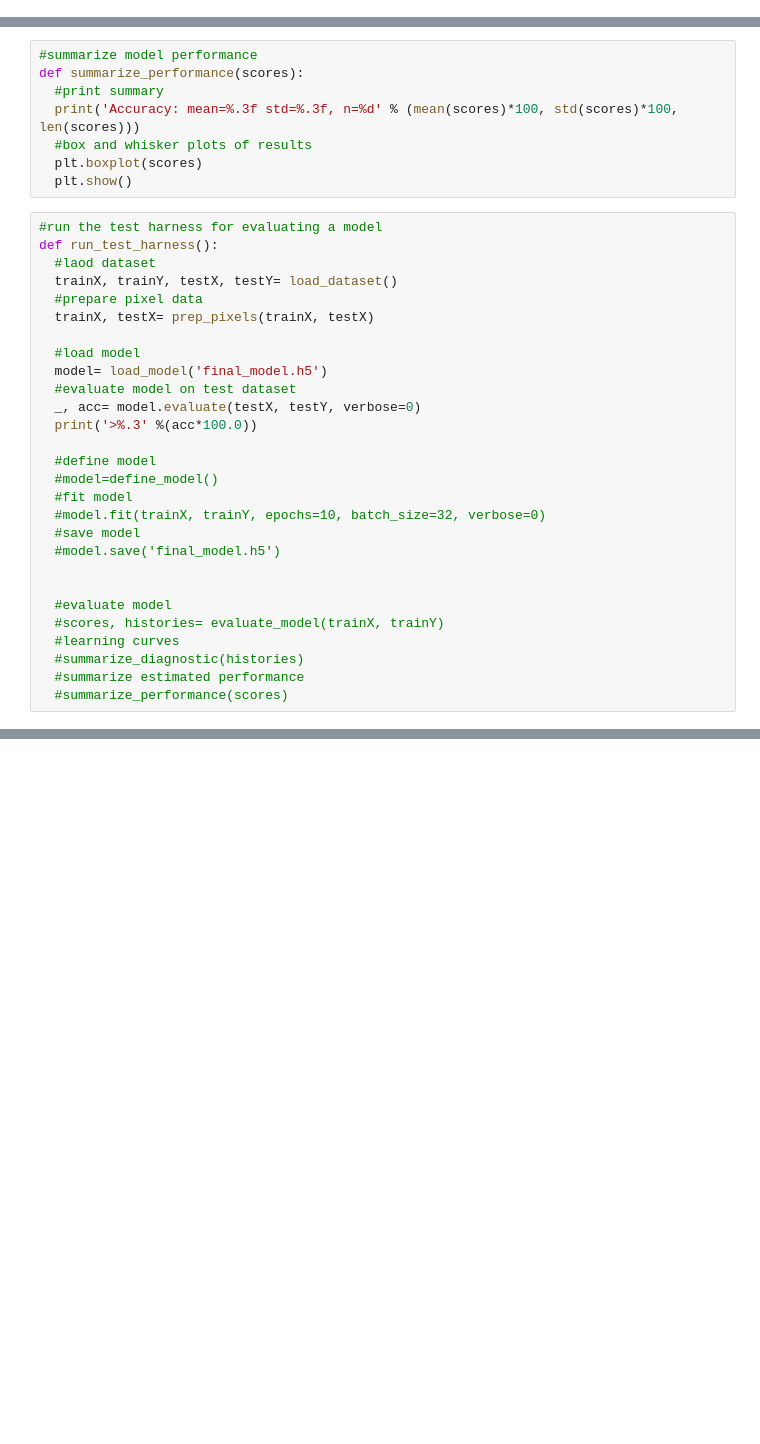
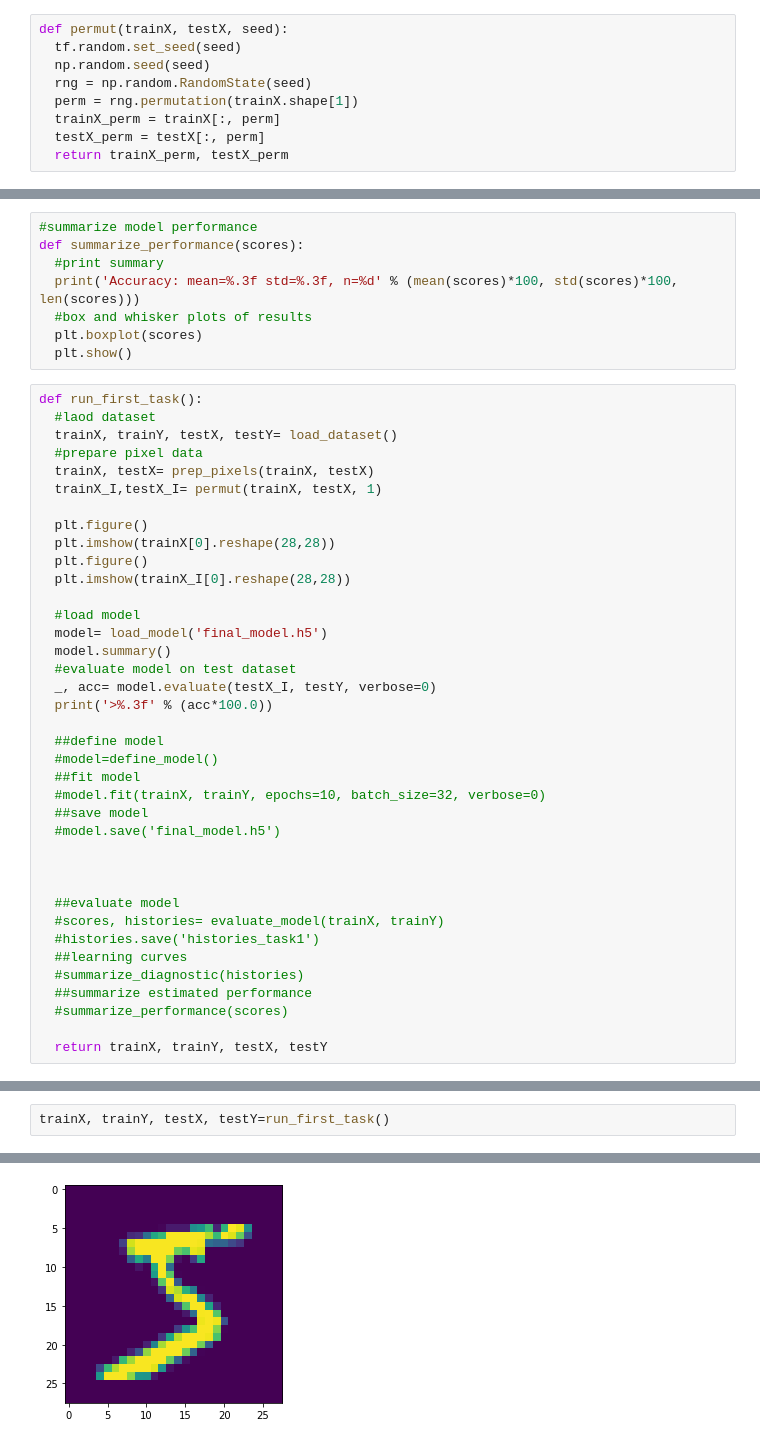
Before and after one commit to ylabn/Bioinf_project10, a Jupyter notebook: project_10_mnist.ipynb, the cells around one changed output, grey strips where cells are left out. Cells and saved outputs as stored; diff of their text form; blank space fills up the shorter version.

```diff
--- a/project_10_mnist.ipynb
+++ b/project_10_mnist.ipynb
@@ -37,3 +58,12 @@ def prep_pixels(train, test):
+# %%
+def permut(trainX, testX, seed):
+  tf.random.set_seed(seed)
+  np.random.seed(seed)
+  rng = np.random.RandomState(seed)
+  perm = rng.permutation(trainX.shape[1])
+  trainX_perm = trainX[:, perm]
+  testX_perm = testX[:, perm]
+  return trainX_perm, testX_perm
 # %%
 #define cnn model:
 def define_model():
@@ -92,30 +122,40 @@ def summarize_performance(scores):
   plt.boxplot(scores)
   plt.show()
 # %%
-#run the test harness for evaluating a model
-def run_test_harness():
+def run_first_task():
   #laod dataset
   trainX, trainY, testX, testY= load_dataset()
   #prepare pixel data
   trainX, testX= prep_pixels(trainX, testX)
+  trainX_I,testX_I= permut(trainX, testX, 1)
+
+  plt.figure()
+  plt.imshow(trainX[0].reshape(28,28))
+  plt.figure()
+  plt.imshow(trainX_I[0].reshape(28,28))
 
   #load model
   model= load_model('final_model.h5')
+  model.summary()
   #evaluate model on test dataset
-  _, acc= model.evaluate(testX, testY, verbose=0)
-  print('>%.3' %(acc*100.0))
+  _, acc= model.evaluate(testX_I, testY, verbose=0)
+  print('>%.3f' % (acc*100.0))
 
-  #define model
+  ##define model
   #model=define_model()
-  #fit model
+  ##fit model
   #model.fit(trainX, trainY, epochs=10, batch_size=32, verbose=0)
-  #save model
+  ##save model
   #model.save('final_model.h5')
 
 
-  #evaluate model
+
+  ##evaluate model
   #scores, histories= evaluate_model(trainX, trainY)
-  #learning curves
+  #histories.save('histories_task1')
+  ##learning curves
   #summarize_diagnostic(histories)
-  #summarize estimated performance
+  ##summarize estimated performance
   #summarize_performance(scores)
+
+  return trainX, trainY, testX, testY
@@ -136,0 +162,3 @@ test_loss, test_acc= model.evaluate(test_images, test_labels, verbose=2)
+# %%
+trainX, trainY, testX, testY=run_first_task()
+# %% [output]
@@ -136,0 +182 @@ test_loss, test_acc= model.evaluate(test_images, test_labels, verbose=2)
+[figure, added]
```
Also changed, not shown: parts of 25 cells of this notebook.
